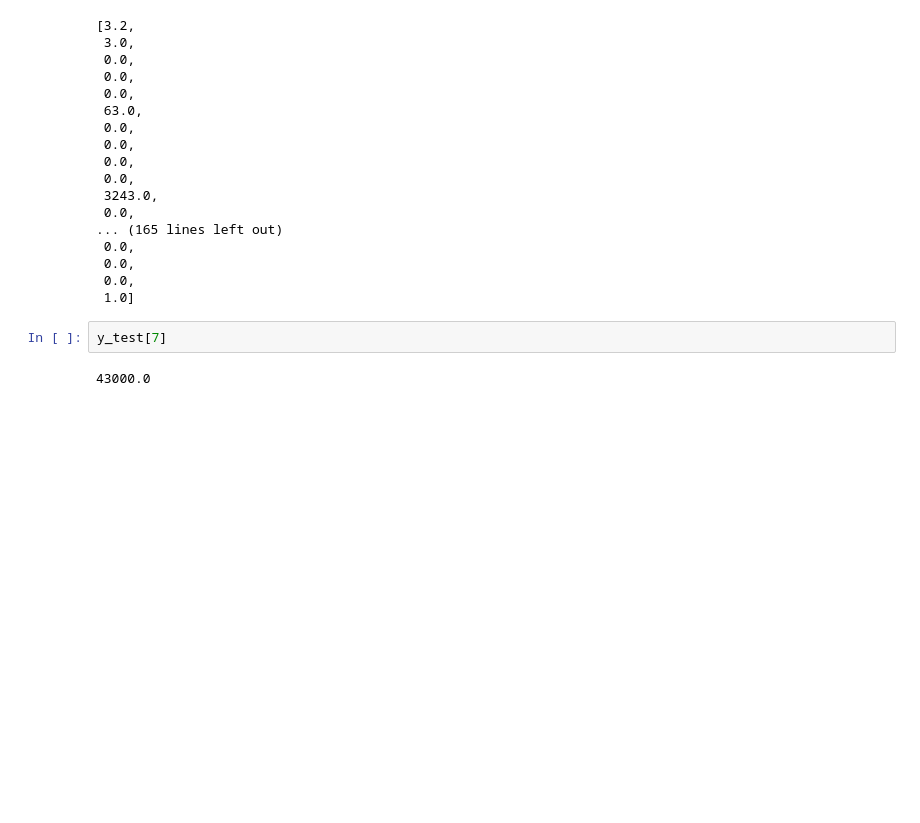
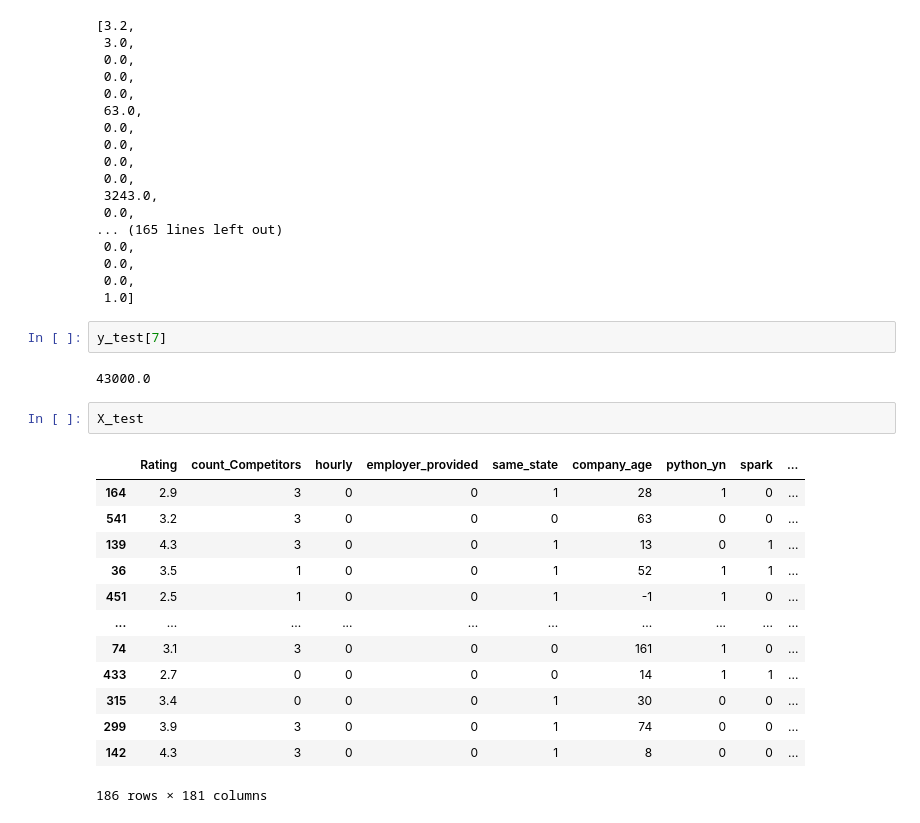
Before and after one commit to Yashmodi59/Salary_Prediction_End_To_End_DS_Project, a Jupyter notebook: Model_Building.ipynb, the cells around one changed output. Saved outputs shown, nothing was run; the diff lists cells and outputs as text; blank space fills up the shorter version.

```diff
--- a/Model_Building.ipynb
+++ b/Model_Building.ipynb
@@ -218,3 +230,19 @@ list(X_test.iloc[1,:])
 y_test[7]
 # %% [output]
 43000.0
+# %%
+X_test
+# %% [output]
+|  | Rating | count_Competitors | hourly | employer_provided | same_state | company_age | python_yn | spark | ... |
+| 164 | 2.9 | 3 | 0 | 0 | 1 | 28 | 1 | 0 | ... |
+| 541 | 3.2 | 3 | 0 | 0 | 0 | 63 | 0 | 0 | ... |
+| 139 | 4.3 | 3 | 0 | 0 | 1 | 13 | 0 | 1 | ... |
+| 36 | 3.5 | 1 | 0 | 0 | 1 | 52 | 1 | 1 | ... |
+| 451 | 2.5 | 1 | 0 | 0 | 1 | -1 | 1 | 0 | ... |
+| ... | ... | ... | ... | ... | ... | ... | ... | ... | ... |
+| 74 | 3.1 | 3 | 0 | 0 | 0 | 161 | 1 | 0 | ... |
+| 433 | 2.7 | 0 | 0 | 0 | 0 | 14 | 1 | 1 | ... |
+| 315 | 3.4 | 0 | 0 | 0 | 1 | 30 | 0 | 0 | ... |
+| 299 | 3.9 | 3 | 0 | 0 | 1 | 74 | 0 | 0 | ... |
+| 142 | 4.3 | 3 | 0 | 0 | 1 | 8 | 0 | 0 | ... |
+186 rows × 181 columns
```
Also changed, not shown: parts of 4 cells of this notebook, 1 other file.
